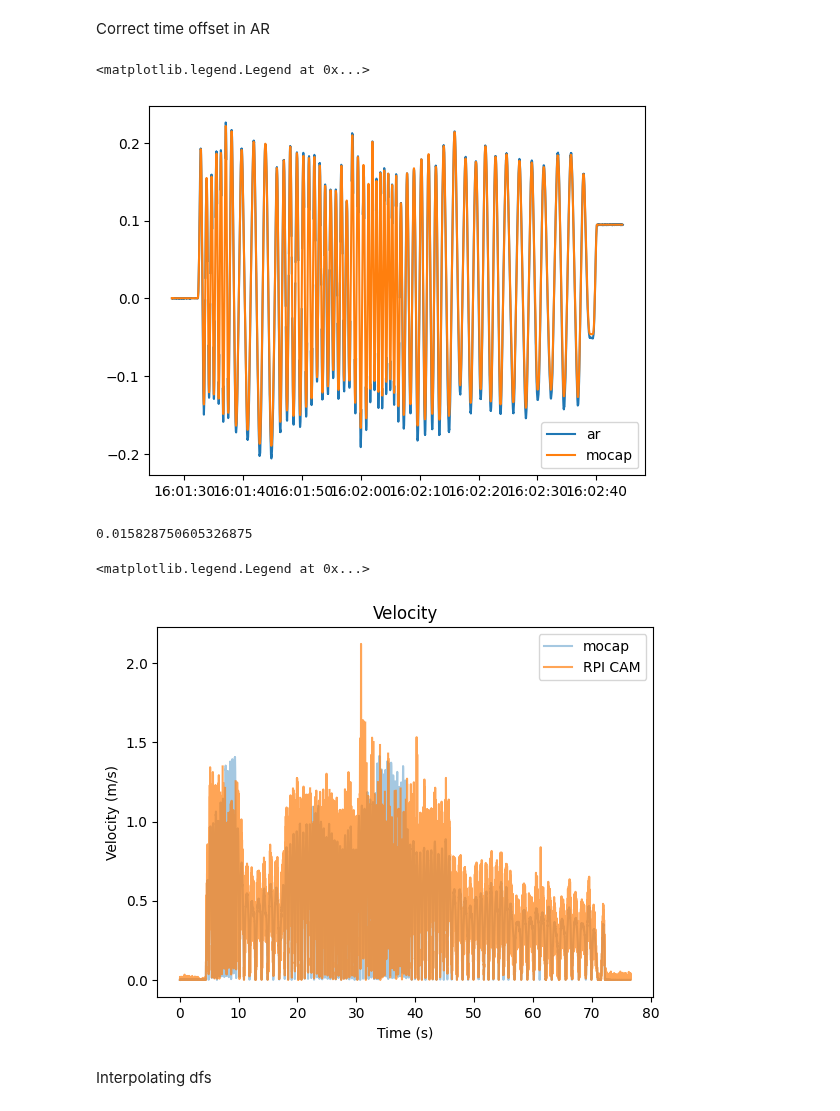
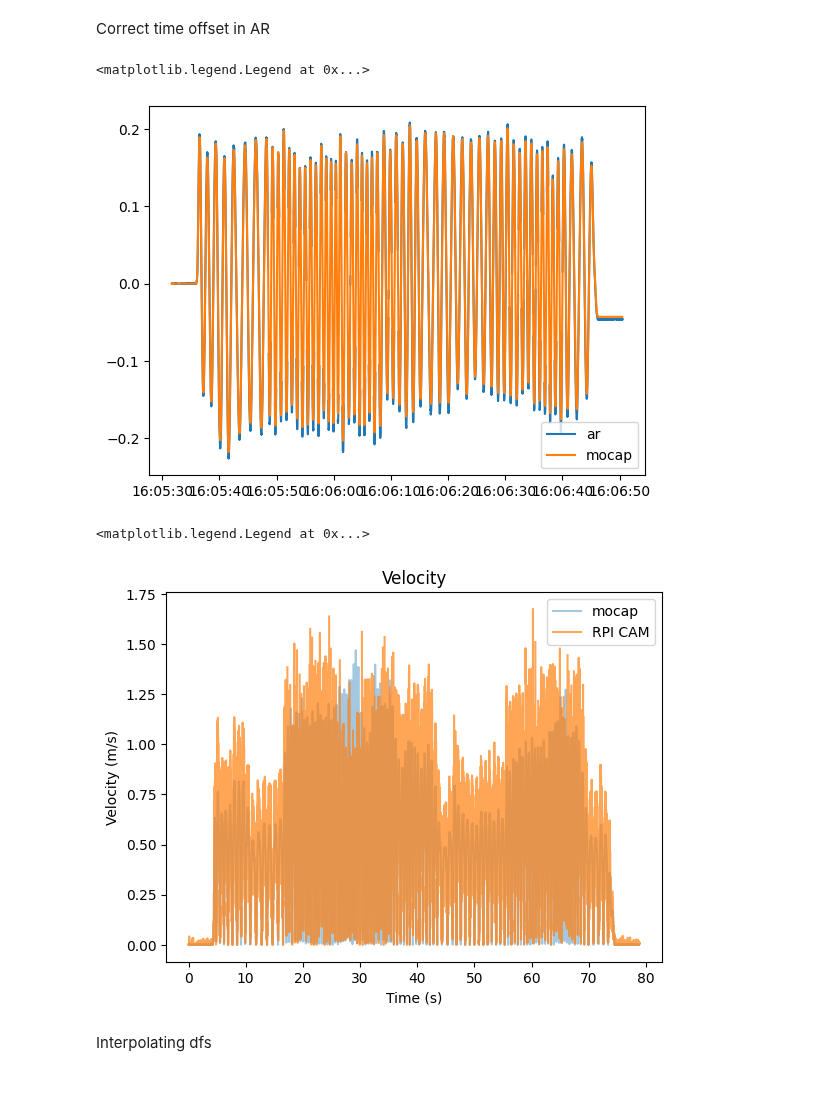
Before and after one commit to SujithChristopher/armbo, a Jupyter notebook: wearable/analysis_speedbins_rpi.ipynb, the cells around one changed output. Cells and saved outputs as stored; diff of their text form; code cells hidden in the pictures.

```diff
--- a/wearable/analysis_speedbins_rpi.ipynb
+++ b/wearable/analysis_speedbins_rpi.ipynb
@@ -25,7 +25,7 @@ import seaborn as sns
 
 pio.renderers.default = "vscode"
 # %%
-_name = "speed_2"
+_name = "speed_4"
 
 _base_dir = os.path.join(
     os.path.abspath(os.path.join(os.getcwd(), "..")),
@@ -303,34 +303,30 @@ plt.plot(_mc_df["time"], _mc_df["x"] - _mc_df["x"][0], label="mocap")
 plt.legend()
 # %% [output]
 <matplotlib.legend.Legend at 0x...>
-[figure, old version]
+[figure, new version]
-# %%
-np.nanmean(_ar_df["time"].dt.epoch().diff().to_numpy() / 10**6)
-# %% [output]
-0.015828750605326875
 # %%
 ar_time = ar_df["time"].dt.epoch()
 ar_time = ar_time - ar_time[0]
 ar_time = [timedelta(microseconds=t).total_seconds() for t in ar_time]
 ar_time = np.array(ar_time)
 
 mc_time = _mocap_df["time"].dt.epoch()
 mc_time = mc_time - mc_time[0]
 mc_time = [timedelta(microseconds=t).total_seconds() for t in mc_time]
 mc_time = np.array(mc_time)
 
-ar_del_t = 0.015828750605326875
+ar_del_t = np.nanmean(_ar_df["time"].dt.epoch().diff().to_numpy() / 10**6)
 mc_del_t = 0.01
 
 plt.plot(mc_time, abs(_mc_df["x"].diff()) / mc_del_t, label="mocap", alpha=0.4)
 plt.plot(ar_time, abs(ar_df["x"].diff()) / ar_del_t, alpha=0.7, label="RPI CAM")
 plt.title("Velocity")
 plt.xlabel("Time (s)")
 plt.ylabel("Velocity (m/s)")
 plt.legend()
 # %% [output]
 <matplotlib.legend.Legend at 0x...>
-[figure, old version]
+[figure, new version]
 # %% [markdown]
 Interpolating dfs
 # %%
```
Also changed, not shown: parts of 11 cells of this notebook, 19 other files.
